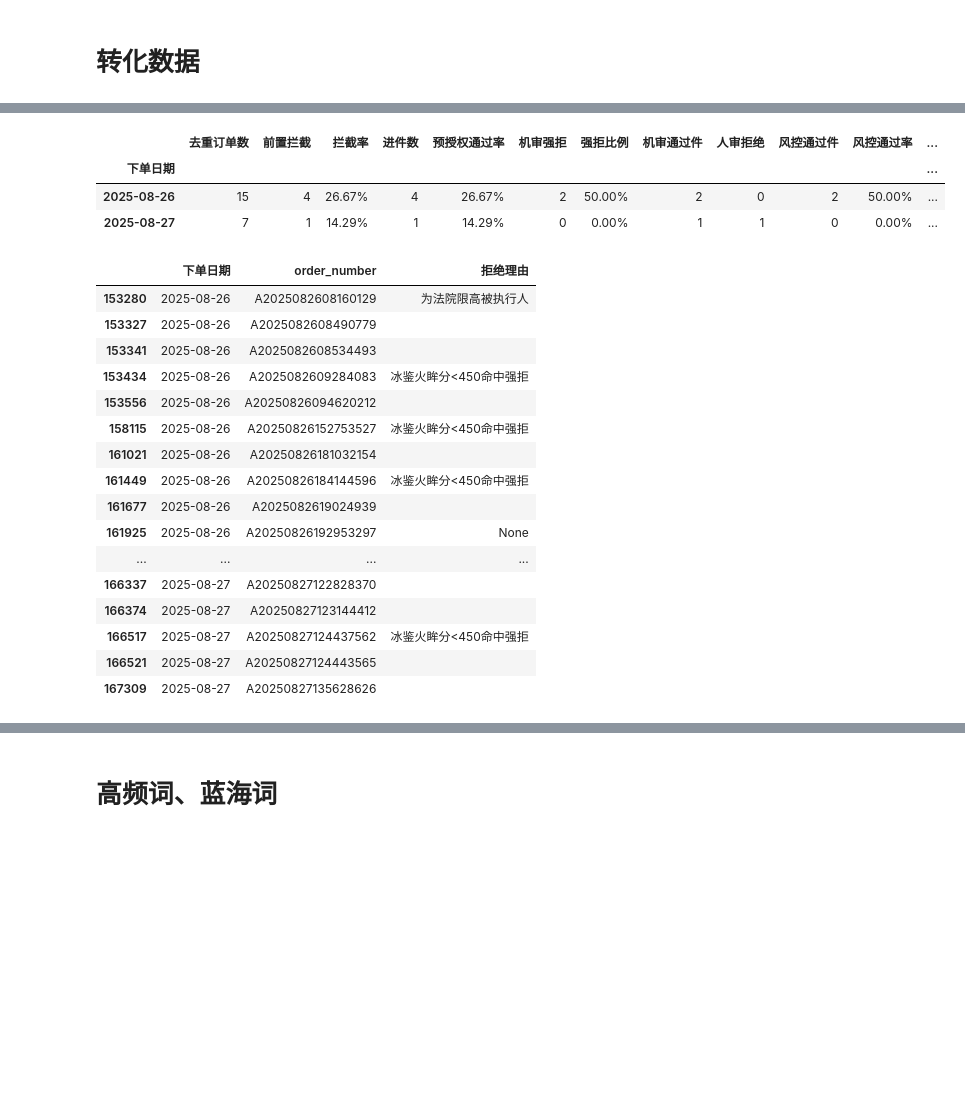
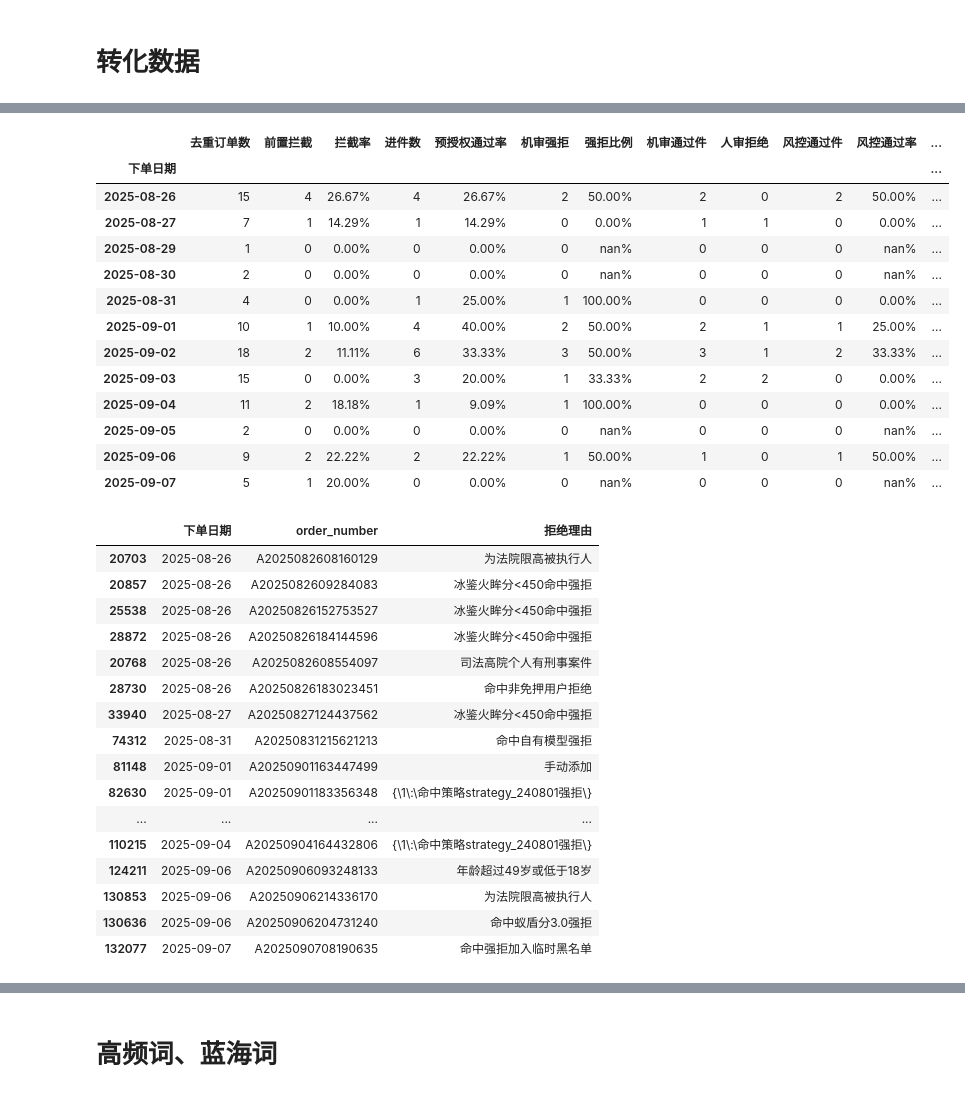
Before and after one commit to 1-2-3-ylc/data_analys, a Jupyter notebook: Scheduled_Tasks/搜索灯火.ipynb, the cells around one changed output, grey strips where cells are left out. Saved outputs shown, nothing was run; the diff lists cells and outputs as text; code cells hidden in the pictures; blank space fills up the shorter version.

```diff
--- a/Scheduled_Tasks/搜索灯火.ipynb
+++ b/Scheduled_Tasks/搜索灯火.ipynb
@@ -517,33 +577,45 @@ df_ss1_split
 # %%
-df_ss2 = df[df['归属渠道']=='付费侠客行-搜索2']
+df_ss2 = df[df['来源渠道']=='搜索侠客行-核心词']
 df_ss2_group = group_data(df_ss2)
 df_ss2_group = df_ss2_group[['去重订单数', '前置拦截', '拦截率', '进件数', '预授权通过率', '机审强拒', '强拒比例', '机审通过件', '人审拒绝', '风控通过件', '风控通过率'
                 , '客户取消', '无法联系', '出库前风控强拒', '待审核', '出库', '进件出库率', '订单出库率']]
 df_ss2_group
 # %% [output]
 |  | 去重订单数 | 前置拦截 | 拦截率 | 进件数 | 预授权通过率 | 机审强拒 | 强拒比例 | 机审通过件 | 人审拒绝 | 风控通过件 | 风控通过率 | ... |
 | 下单日期 |  |  |  |  |  |  |  |  |  |  |  | ... |
 | 2025-08-26 | 15 | 4 | 26.67% | 4 | 26.67% | 2 | 50.00% | 2 | 0 | 2 | 50.00% | ... |
 | 2025-08-27 | 7 | 1 | 14.29% | 1 | 14.29% | 0 | 0.00% | 1 | 1 | 0 | 0.00% | ... |
+| 2025-08-29 | 1 | 0 | 0.00% | 0 | 0.00% | 0 | nan% | 0 | 0 | 0 | nan% | ... |
+| 2025-08-30 | 2 | 0 | 0.00% | 0 | 0.00% | 0 | nan% | 0 | 0 | 0 | nan% | ... |
+| 2025-08-31 | 4 | 0 | 0.00% | 1 | 25.00% | 1 | 100.00% | 0 | 0 | 0 | 0.00% | ... |
+| 2025-09-01 | 10 | 1 | 10.00% | 4 | 40.00% | 2 | 50.00% | 2 | 1 | 1 | 25.00% | ... |
+| 2025-09-02 | 18 | 2 | 11.11% | 6 | 33.33% | 3 | 50.00% | 3 | 1 | 2 | 33.33% | ... |
+| 2025-09-03 | 15 | 0 | 0.00% | 3 | 20.00% | 1 | 33.33% | 2 | 2 | 0 | 0.00% | ... |
+| 2025-09-04 | 11 | 2 | 18.18% | 1 | 9.09% | 1 | 100.00% | 0 | 0 | 0 | 0.00% | ... |
+| 2025-09-05 | 2 | 0 | 0.00% | 0 | 0.00% | 0 | nan% | 0 | 0 | 0 | nan% | ... |
+| 2025-09-06 | 9 | 2 | 22.22% | 2 | 22.22% | 1 | 50.00% | 1 | 0 | 1 | 50.00% | ... |
+| 2025-09-07 | 5 | 1 | 20.00% | 0 | 0.00% | 0 | nan% | 0 | 0 | 0 | nan% | ... |
 # %%
 df.columns
-df_ss2_split = df_ss2[['下单日期', 'order_number', '拒绝理由']]
+# df_ss2_split = df_ss2[df_ss2['拒绝理由'].notna()][['下单日期', 'order_number', '拒绝理由']]
+# 过滤掉 NaN、空字符串和纯空白字符
+df_ss2_split = df_ss2[df_ss2['拒绝理由'].notna() & (df_ss2['拒绝理由'].str.strip() != '')][['下单日期', 'order_number', '拒绝理由']]
 df_ss2_split
 # %% [output]
 |  | 下单日期 | order_number | 拒绝理由 |
-| 153280 | 2025-08-26 | A2025082608160129 | 为法院限高被执行人 |
-| 153327 | 2025-08-26 | A2025082608490779 |  |
-| 153341 | 2025-08-26 | A2025082608534493 |  |
-| 153434 | 2025-08-26 | A2025082609284083 | 冰鉴火眸分<450命中强拒 |
-| 153556 | 2025-08-26 | A20250826094620212 |  |
-| 158115 | 2025-08-26 | A20250826152753527 | 冰鉴火眸分<450命中强拒 |
-| 161021 | 2025-08-26 | A20250826181032154 |  |
-| 161449 | 2025-08-26 | A20250826184144596 | 冰鉴火眸分<450命中强拒 |
-| 161677 | 2025-08-26 | A2025082619024939 |  |
-| 161925 | 2025-08-26 | A20250826192953297 | None |
+| 20703 | 2025-08-26 | A2025082608160129 | 为法院限高被执行人 |
+| 20857 | 2025-08-26 | A2025082609284083 | 冰鉴火眸分<450命中强拒 |
+| 25538 | 2025-08-26 | A20250826152753527 | 冰鉴火眸分<450命中强拒 |
+| 28872 | 2025-08-26 | A20250826184144596 | 冰鉴火眸分<450命中强拒 |
+| 20768 | 2025-08-26 | A2025082608554097 | 司法高院个人有刑事案件 |
+| 28730 | 2025-08-26 | A20250826183023451 | 命中非免押用户拒绝 |
+| 33940 | 2025-08-27 | A20250827124437562 | 冰鉴火眸分<450命中强拒 |
+| 74312 | 2025-08-31 | A20250831215621213 | 命中自有模型强拒 |
+| 81148 | 2025-09-01 | A20250901163447499 | 手动添加 |
+| 82630 | 2025-09-01 | A20250901183356348 | {\1\:\命中策略strategy_240801强拒\} |
 | ... | ... | ... | ... |
-| 166337 | 2025-08-27 | A20250827122828370 |  |
-| 166374 | 2025-08-27 | A20250827123144412 |  |
-| 166517 | 2025-08-27 | A20250827124437562 | 冰鉴火眸分<450命中强拒 |
-| 166521 | 2025-08-27 | A20250827124443565 |  |
-| 167309 | 2025-08-27 | A20250827135628626 |  |
+| 110215 | 2025-09-04 | A20250904164432806 | {\1\:\命中策略strategy_240801强拒\} |
+| 124211 | 2025-09-06 | A20250906093248133 | 年龄超过49岁或低于18岁 |
+| 130853 | 2025-09-06 | A20250906214336170 | 为法院限高被执行人 |
+| 130636 | 2025-09-06 | A20250906204731240 | 命中蚁盾分3.0强拒 |
+| 132077 | 2025-09-07 | A2025090708190635 | 命中强拒加入临时黑名单 |
```
Also changed, not shown: parts of 26 cells of this notebook, 21 other files.
